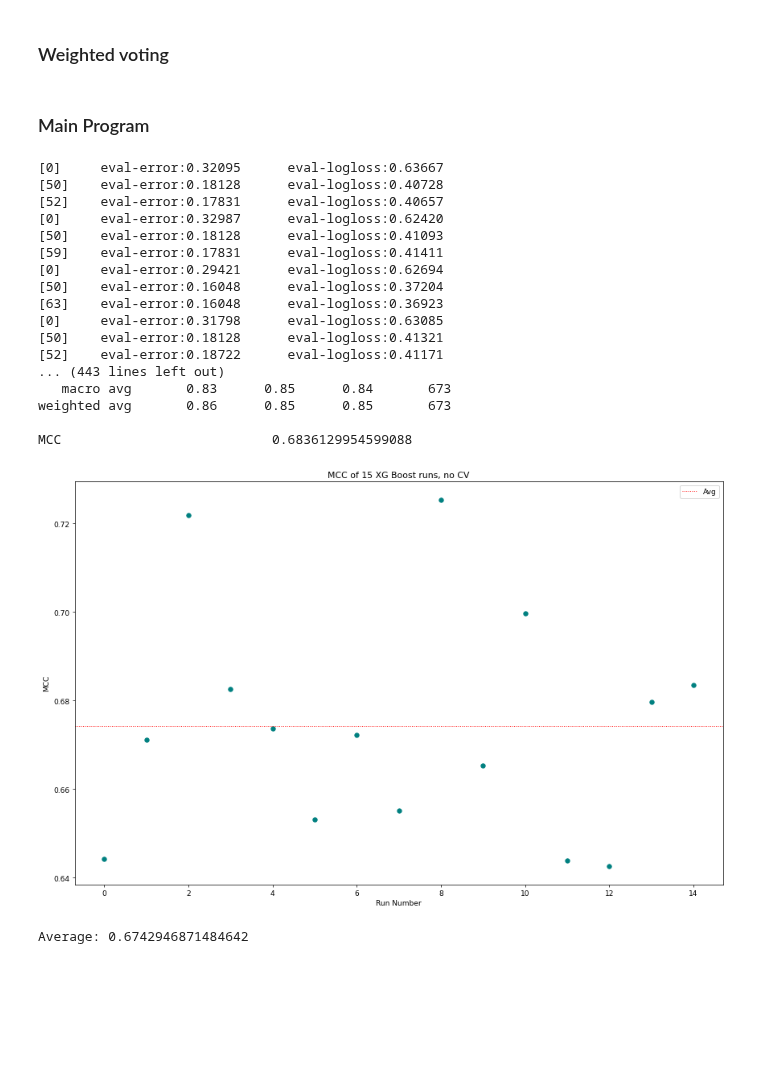
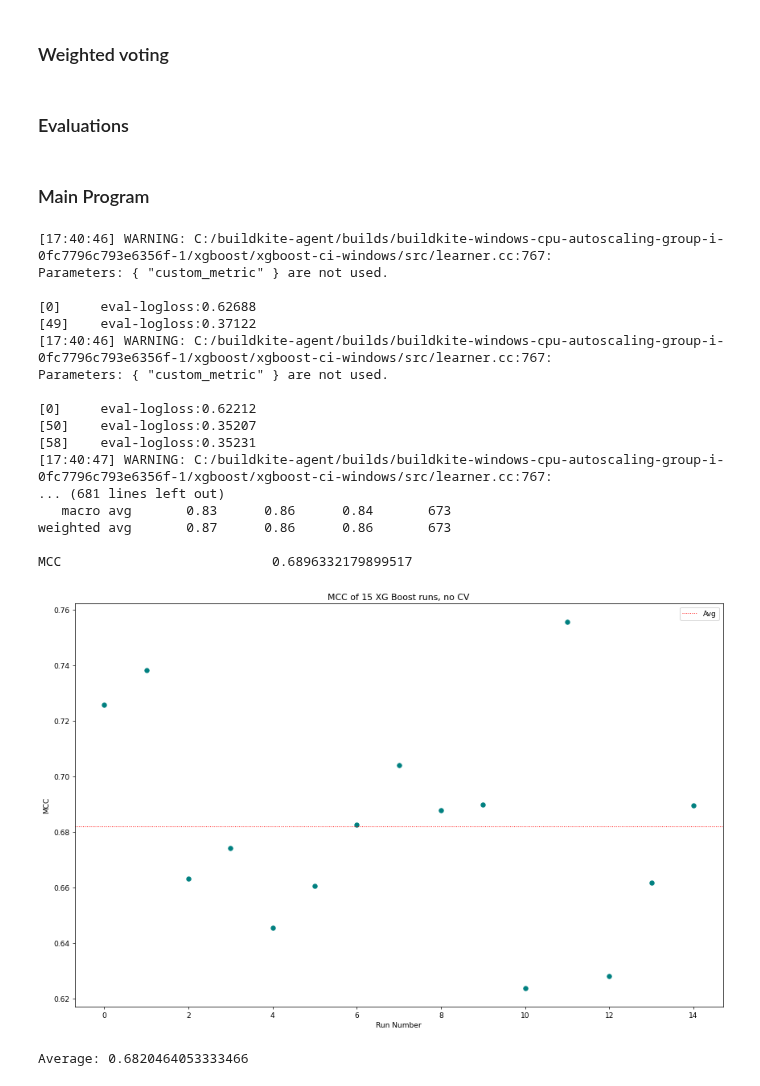
Before and after one commit to Shamin2512/Mutation-Classification, a Jupyter notebook: XGB_MutationClassification.ipynb, the cells around one changed output. Drawn from its saved outputs; the diff is of its cells as text; code cells hidden in the pictures; blank space fills up the shorter version.

Commit message:
Adding NCC as custom metric for training evaluation, non functional

```diff
--- a/XGB_MutationClassification.ipynb
+++ b/XGB_MutationClassification.ipynb
@@ -332,7 +332,7 @@ def Balance_Folds(BF, inData, classData, minClass, minSize):
 # %% [markdown]
 ### Train XGB on the trainings folds
 # %%
-def BF_fitting(BF, Input_folds, Output_folds, ValData, Vallabel):
+def BF_fitting(BF, Input_folds, Output_folds, mcc):
     """
     Input:      BF                Number of balancing folds
                 Input_folds       List of balanced training feature folds
@@ -347,7 +347,7 @@ def BF_fitting(BF, Input_folds, Output_folds, ValData, Vallabel):
     params = {
     'booster': 'gbtree',
     'objective': 'binary:logistic',
-    'eval_metric': ['error', 'logloss'],
+    'custom_metric': mcc,
     'verbosity': 1,
     }
 
@@ -422,6 +422,8 @@ def Weighted_Vote(Prob_matrix):
     Final_vote = Final_vote.ravel()             #Flattens 2D array to 1D array
 
     return(Final_vote, Sum_PD, Sum_SNP)         #Returns the final confidence scores
+# %% [markdown]
+### Evaluations
 # %%
 def evalutation(Final_vote, Vallabel):
     """
@@ -437,6 +439,13 @@ def evalutation(Final_vote, Vallabel):
     print(f"{classification_report(Vallabel, Output_pred)}\nMCC                           {MCC}\n")
 
     return MCC
+# %%
+def mcc(Prob_matrix, Vallabel):
+    for i in range(0,5):
+        pred = np.round(Prob_matrix[i])
+        MCC = matthews_corrcoef(Vallabel, pred)
+
+        return 'MCC', MCC, True
 # %%
 def plot(Score_list):
      """
@@ -461,43 +470,44 @@ def plot(Score_list):
 # %%
 file = "AC_dataset.csv"
 Score_list = []
 for i in range(0,15):
     Training_Set, Testing_Set          = Train_Test_Split(file)                                 #Create training and testing sets
     inData, classData, ValData, Vallabel = data(Training_Set, Testing_Set)                     #training/ testing features and labels
     # xgb_model = CV(Training_Set)                                                              #Cross-validate training set
 
     # test(inData, classData, ValData, Vallabel)                                                          #Initial evaluation
 
     minClass, minSize, maxSize  = find_minority_class(classData)                            #Determines imbalance
     BF                          = Balance_ratio(maxSize, minSize)                           #Determins number of balancing folds needed
     Input_folds, Output_folds   = Balance_Folds(BF, inData, classData, minClass, minSize)   # balance() and balance_data() functions are called under this
     # BF_RFC_HP = Hyperparameter(BF, Input_folds, Output_folds)
-    BF_GBC                      = BF_fitting(BF, Input_folds, Output_folds, ValData, Vallabel)
+    BF_GBC                      = BF_fitting(BF, Input_folds, Output_folds, mcc)
     Prob_matrix                 = BF_validate(BF_GBC, ValData)
+    mcc(Prob_matrix, Vallabel)
 
     Final_vote, Sum_PD, Sum_SNP = Weighted_Vote(Prob_matrix)
 
     MCC = evalutation(Final_vote, Vallabel)
     Score_list.append(MCC)
 
 plot(Score_list)
 # %% [output]
-[0]     eval-error:0.32095      eval-logloss:0.63667
-[50]    eval-error:0.18128      eval-logloss:0.40728
-[52]    eval-error:0.17831      eval-logloss:0.40657
-[0]     eval-error:0.32987      eval-logloss:0.62420
-[50]    eval-error:0.18128      eval-logloss:0.41093
-[59]    eval-error:0.17831      eval-logloss:0.41411
-[0]     eval-error:0.29421      eval-logloss:0.62694
-[50]    eval-error:0.16048      eval-logloss:0.37204
-[63]    eval-error:0.16048      eval-logloss:0.36923
-[0]     eval-error:0.31798      eval-logloss:0.63085
-[50]    eval-error:0.18128      eval-logloss:0.41321
-[52]    eval-error:0.18722      eval-logloss:0.41171
-... (443 lines left out)
-   macro avg       0.83      0.85      0.84       673
-weighted avg       0.86      0.85      0.85       673
+[17:40:46] WARNING: C:/buildkite-agent/builds/buildkite-windows-cpu-autoscaling-group-i-0fc7796c793e6356f-1/xgboost/xgboost-ci-windows/src/learner.cc:767:
+Parameters: { "custom_metric" } are not used.
 
-MCC                           0.6836129954599088
+[0]     eval-logloss:0.62688
+[49]    eval-logloss:0.37122
+[17:40:46] WARNING: C:/buildkite-agent/builds/buildkite-windows-cpu-autoscaling-group-i-0fc7796c793e6356f-1/xgboost/xgboost-ci-windows/src/learner.cc:767:
+Parameters: { "custom_metric" } are not used.
+
+[0]     eval-logloss:0.62212
+[50]    eval-logloss:0.35207
+[58]    eval-logloss:0.35231
+[17:40:47] WARNING: C:/buildkite-agent/builds/buildkite-windows-cpu-autoscaling-group-i-0fc7796c793e6356f-1/xgboost/xgboost-ci-windows/src/learner.cc:767:
+... (681 lines left out)
+   macro avg       0.83      0.86      0.84       673
+weighted avg       0.87      0.86      0.86       673
+
+MCC                           0.6896332179899517
-[figure, old version]
+[figure, new version]
-Average: 0.6742946871484642
+Average: 0.6820464053333466
```
